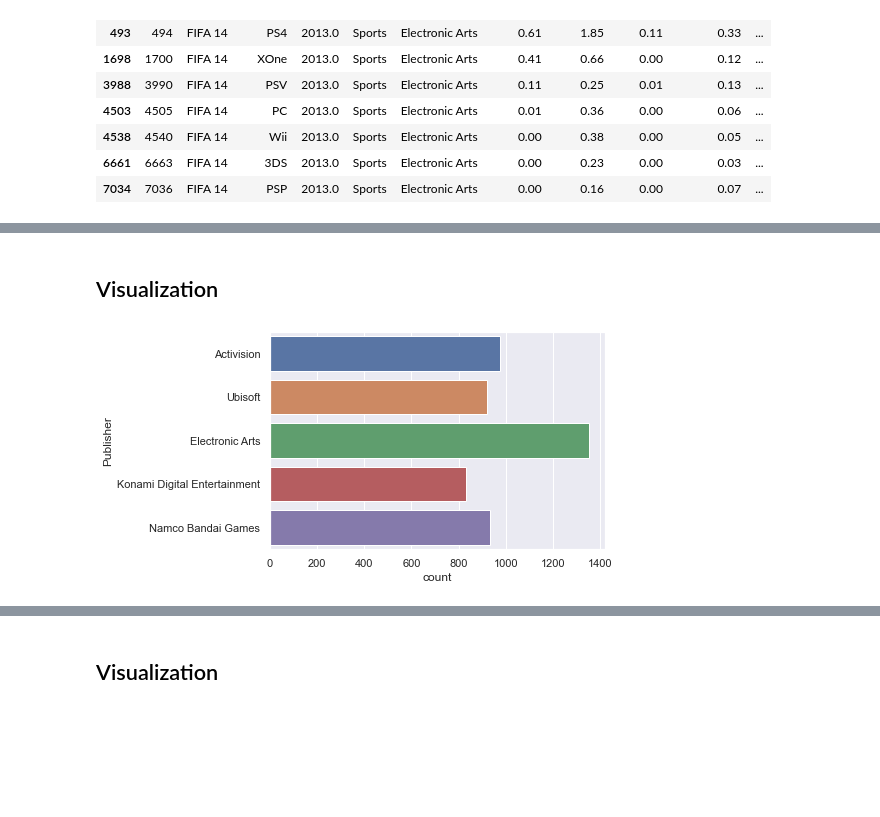
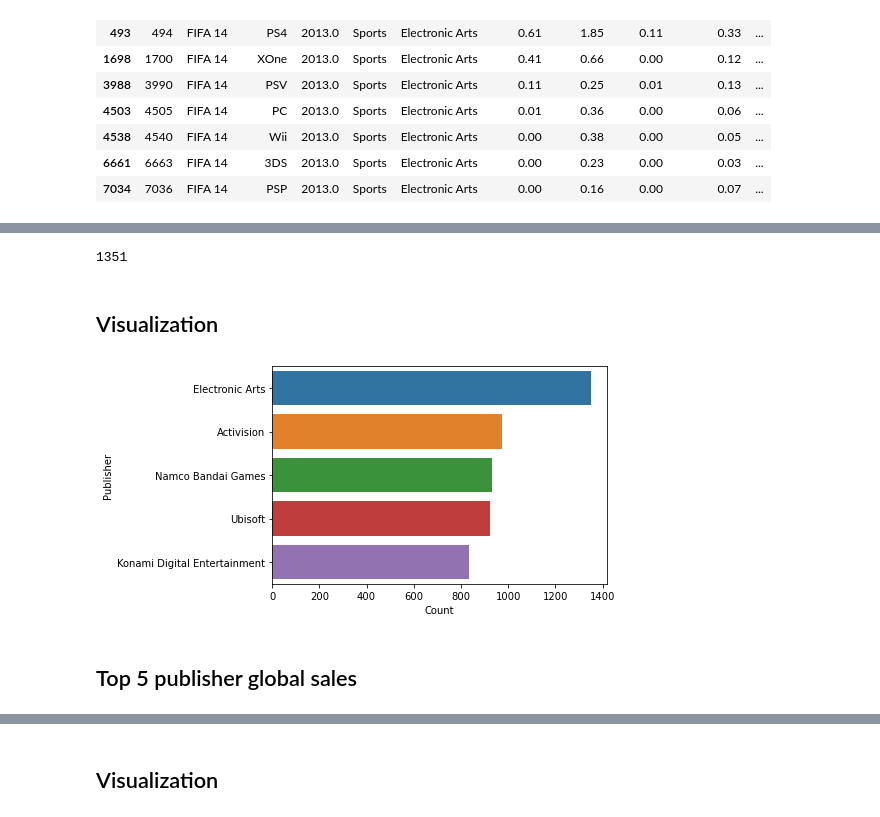
Before and after one commit to pumpumzpum/CPE352_Data_science, a Jupyter notebook: Data_science_Lab2.ipynb, the cells around one changed output, grey strips where cells are left out. Cells and saved outputs as stored; diff of their text form; code cells hidden in the pictures; blank space fills up the shorter version.

```diff
--- a/Data_science_Lab2.ipynb
+++ b/Data_science_Lab2.ipynb
@@ -38,7 +38,7 @@ import seaborn as sns
 #Counting data
 from collections import Counter
 # %%
-vgSalesData = pd.read_csv("D:/Pum_Program/HDS_WORK/Year 3/Semester 1/Data sci/Lab week3/datasource/vgsales.csv")
+vgSalesData = pd.read_csv("D:/HDS/CPE352 Data sci/Lab 2/CPE352_Data_science-main/CPE352_Data_science-main/vgsales.csv")
 # %% [markdown]
 ## Identify form of data
 # %% [markdown]
@@ -301,0 +264,2 @@ data_top5_publisher
+# %%
+publisher_Top5["Count"]= publisher_Top5["Name"]
@@ -302,6 +275,12 @@ data_top5_publisher
+# %%
+vgSalesData[vgSalesData["Publisher"].isin(["Electronic Arts"])]["Publisher"].count() #Checking
+# %% [output]
+1351
 # %% [markdown]
 ## Visualization
 # %%
-publisher_5 = sns.countplot(data = data_top5_publisher, y = "Publisher")
+publisher_5 = sns.barplot(x = "Count" , y = "Publisher",data = publisher_Top5)
 # %% [output]
-[figure, old version]
+[figure, new version]
+# %% [markdown]
+## Top 5 publisher global sales
```
Also changed, not shown: parts of 24 cells of this notebook.
